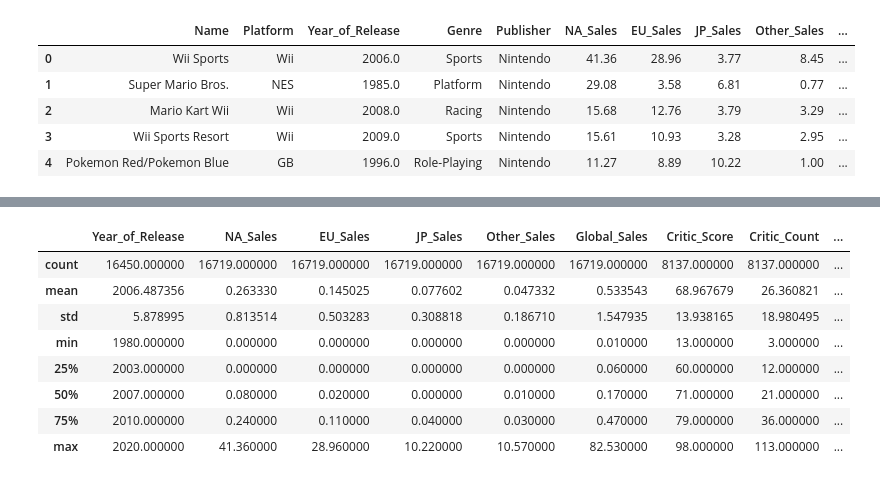
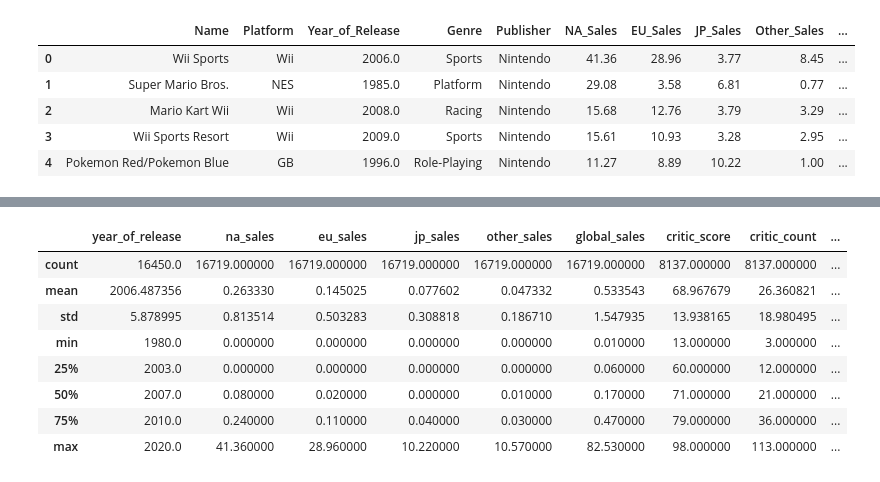
Before and after one commit to luiselallali18-hub/video-game-sales-storytelling-dashboard, a Jupyter notebook: notebooks/eda.ipynb, the cells around one changed output, grey strips where cells are left out. Saved outputs shown, nothing was run; the diff lists cells and outputs as text; code cells hidden in the pictures.

```diff
--- a/notebooks/eda.ipynb
+++ b/notebooks/eda.ipynb
@@ -16,3 +16,19 @@ df.head()
 | 2 | Mario Kart Wii | Wii | 2008.0 | Racing | Nintendo | 15.68 | 12.76 | 3.79 | 3.29 | ... |
 | 3 | Wii Sports Resort | Wii | 2009.0 | Sports | Nintendo | 15.61 | 10.93 | 3.28 | 2.95 | ... |
 | 4 | Pokemon Red/Pokemon Blue | GB | 1996.0 | Role-Playing | Nintendo | 11.27 | 8.89 | 10.22 | 1.00 | ... |
+# %%
+# Crear una copia de trabajo para la limpieza
+df_clean = df.copy()
+
+# Estandarizar nombres de columnas
+df_clean.columns = (
+    df_clean.columns
+    .str.strip()
+    .str.lower()
+)
+
+# Comprobar dimensiones iniciales
+print("Dimensión inicial:", df_clean.shape)
+
+# Ver nombres de columnas
+df_clean.columns
@@ -18,0 +41,14 @@ df.head()
+# %%
+# Revisar y eliminar duplicados exactos
+duplicados = df_clean.duplicated().sum()
+print("Duplicados exactos:", duplicados)
+
+df_clean = df_clean.drop_duplicates()
+
+# Limpiar espacios en blanco en columnas de texto
+cols_texto = df_clean.select_dtypes(include="object").columns
+
+for col in cols_texto:
+    df_clean[col] = df_clean[col].str.strip()
+
+df_clean.shape
@@ -18,0 +60,10 @@ df.head()
+# %%
+# Ajustar tipos de datos
+df_clean["year_of_release"] = df_clean["year_of_release"].astype("Int64")
+df_clean["user_score"] = pd.to_numeric(df_clean["user_score"], errors="coerce")
+df_clean["critic_score"] = pd.to_numeric(df_clean["critic_score"], errors="coerce")
+df_clean["critic_count"] = pd.to_numeric(df_clean["critic_count"], errors="coerce")
+df_clean["user_count"] = pd.to_numeric(df_clean["user_count"], errors="coerce")
+
+# Verificar tipos
+df_clean.dtypes
@@ -40,13 +109,13 @@ memory usage: 2.0 MB
 # %%
-# Estadísticas descriptivas de las variables numéricas
-df.describe()
+# Resumen de estadística descriptiva de variables numéricas
+df_clean.describe()
 # %% [output]
-|  | Year_of_Release | NA_Sales | EU_Sales | JP_Sales | Other_Sales | Global_Sales | Critic_Score | Critic_Count | ... |
-| count | 16450.000000 | 16719.000000 | 16719.000000 | 16719.000000 | 16719.000000 | 16719.000000 | 8137.000000 | 8137.000000 | ... |
+|  | year_of_release | na_sales | eu_sales | jp_sales | other_sales | global_sales | critic_score | critic_count | ... |
+| count | 16450.0 | 16719.000000 | 16719.000000 | 16719.000000 | 16719.000000 | 16719.000000 | 8137.000000 | 8137.000000 | ... |
 | mean | 2006.487356 | 0.263330 | 0.145025 | 0.077602 | 0.047332 | 0.533543 | 68.967679 | 26.360821 | ... |
 | std | 5.878995 | 0.813514 | 0.503283 | 0.308818 | 0.186710 | 1.547935 | 13.938165 | 18.980495 | ... |
-| min | 1980.000000 | 0.000000 | 0.000000 | 0.000000 | 0.000000 | 0.010000 | 13.000000 | 3.000000 | ... |
-| 25% | 2003.000000 | 0.000000 | 0.000000 | 0.000000 | 0.000000 | 0.060000 | 60.000000 | 12.000000 | ... |
-| 50% | 2007.000000 | 0.080000 | 0.020000 | 0.000000 | 0.010000 | 0.170000 | 71.000000 | 21.000000 | ... |
-| 75% | 2010.000000 | 0.240000 | 0.110000 | 0.040000 | 0.030000 | 0.470000 | 79.000000 | 36.000000 | ... |
-| max | 2020.000000 | 41.360000 | 28.960000 | 10.220000 | 10.570000 | 82.530000 | 98.000000 | 113.000000 | ... |
+| min | 1980.0 | 0.000000 | 0.000000 | 0.000000 | 0.000000 | 0.010000 | 13.000000 | 3.000000 | ... |
+| 25% | 2003.0 | 0.000000 | 0.000000 | 0.000000 | 0.000000 | 0.060000 | 60.000000 | 12.000000 | ... |
+| 50% | 2007.0 | 0.080000 | 0.020000 | 0.000000 | 0.010000 | 0.170000 | 71.000000 | 21.000000 | ... |
+| 75% | 2010.0 | 0.240000 | 0.110000 | 0.040000 | 0.030000 | 0.470000 | 79.000000 | 36.000000 | ... |
+| max | 2020.0 | 41.360000 | 28.960000 | 10.220000 | 10.570000 | 82.530000 | 98.000000 | 113.000000 | ... |
```
Also changed, not shown: parts of 20 cells of this notebook.
